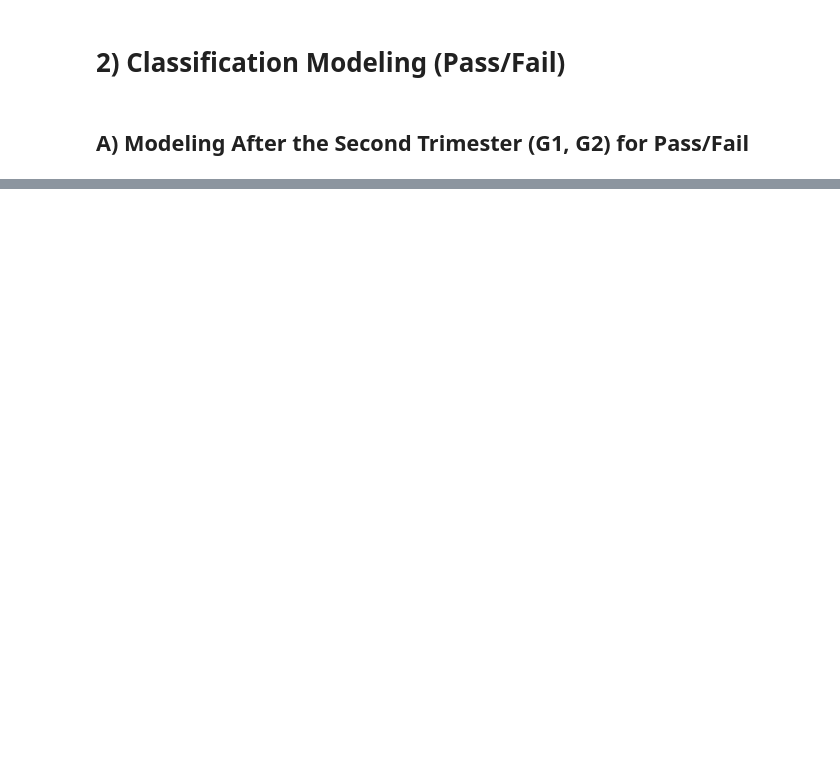
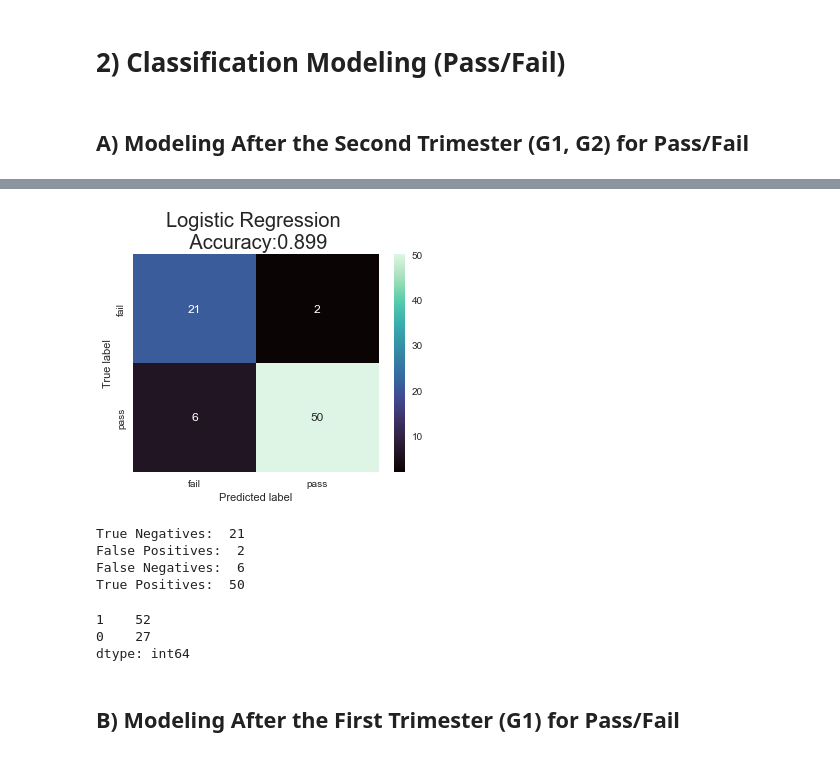
Before and after one commit to sam-tritto/predicting-student-grades, a Jupyter notebook: predicting_student_grades.ipynb, the cells around one changed output, grey strips where cells are left out. Cells and saved outputs as stored; diff of their text form; code cells hidden in the pictures; blank space fills up the shorter version.

```diff
--- a/predicting_student_grades.ipynb
+++ b/predicting_student_grades.ipynb
@@ -544,0 +689,34 @@ ROC AUC Score of CatBoost = 0.906832298136646
+# %%
+cm = confusion_matrix(test_target, preds)
+
+cm_df = pd.DataFrame(cm,
+                     index = ['fail','pass'],
+                     columns = ['fail','pass'])
+
+plt.figure(figsize=(5.5,4))
+sns.heatmap(cm_df, annot=True, cmap='mako')
+plt.title('Logistic Regression \n Accuracy:{0:.3f}'.format(accuracy_score(test_target, preds)), fontsize=20)
+plt.ylabel('True label')
+plt.xlabel('Predicted label')
+plt.show()
+
+#extracting true_positives, false_positives, true_negatives, false_negatives
+tn, fp, fn, tp = confusion_matrix(test_target, preds).ravel()
+print("True Negatives: ",tn)
+print("False Positives: ",fp)
+print("False Negatives: ",fn)
+print("True Positives: ",tp)
+# %% [output]
+[figure, added]
+True Negatives:  21
+False Positives:  2
+False Negatives:  6
+True Positives:  50
+# %%
+pd.DataFrame(preds).value_counts()
+# %% [output]
+1    52
+0    27
+dtype: int64
+# %% [markdown]
+## B) Modeling After the First Trimester (G1) for Pass/Fail
```
Also changed, not shown: parts of 68 cells of this notebook.
